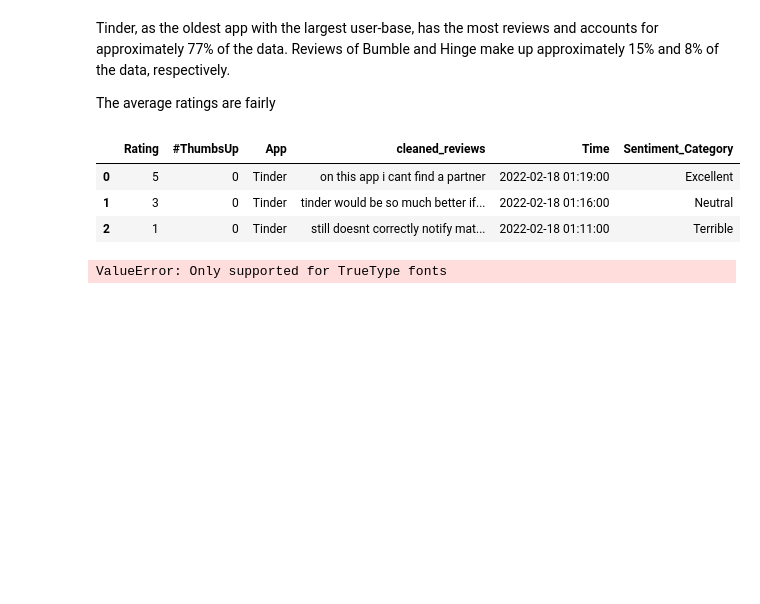
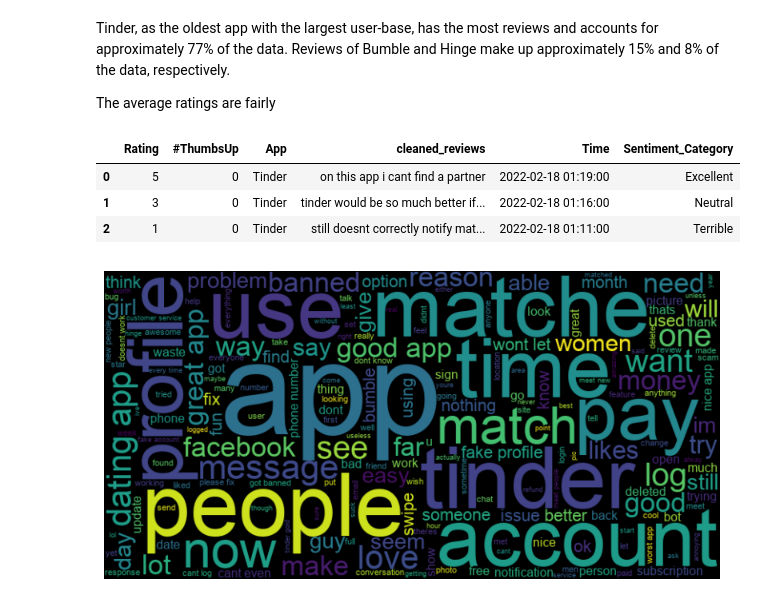
Before and after one commit to the-ethical-ai/Dating_Apps, a Jupyter notebook: dating_app_reviews.ipynb, the cells around one changed output. Cells and saved outputs as stored; diff of their text form; code cells hidden in the pictures; blank space fills up the shorter version.

Commit message:
wordcloud now works

```diff
--- a/dating_app_reviews.ipynb
+++ b/dating_app_reviews.ipynb
@@ -192,8 +193,13 @@ df.head(3)
 | 1 | 3 | 0 | Tinder | tinder would be so much better if... | 2022-02-18 01:16:00 | Neutral |
 | 2 | 1 | 0 | Tinder | still doesnt correctly notify mat... | 2022-02-18 01:11:00 | Terrible |
 # %%
-#txt = df.cleaned_reviews.str.cat(sep = ' ')
-#font_path = "/System/Library/Fonts/Supplemental/Arial.ttf"
-#wordcloud = WordCloud(font_path= font_path, width=800, height=400, background_color="white").generate(txt)
+txt = df.cleaned_reviews.str.cat(sep = ' ')
+font_path = "/System/Library/Fonts/Supplemental/Arial.ttf"
+wordcloud = WordCloud(font_path= font_path, width=800, height=400, background_color="black").generate(txt)
-# %% [output]
-ValueError: Only supported for TrueType fonts
+# %%
+plt.figure(figsize=(40, 5))
+plt.imshow(wordcloud, interpolation='bilinear')
+plt.axis("off")
+plt.show()
+# %% [output]
+[figure, added]
```
Also changed, not shown: parts of 4 cells of this notebook.
